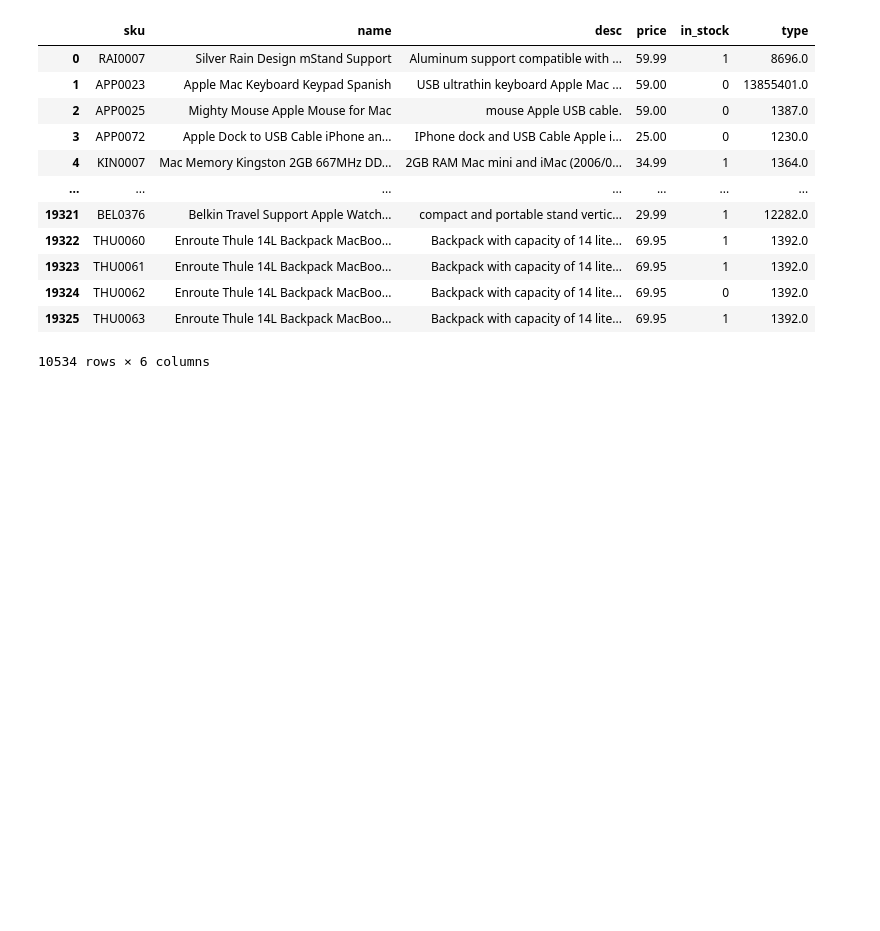
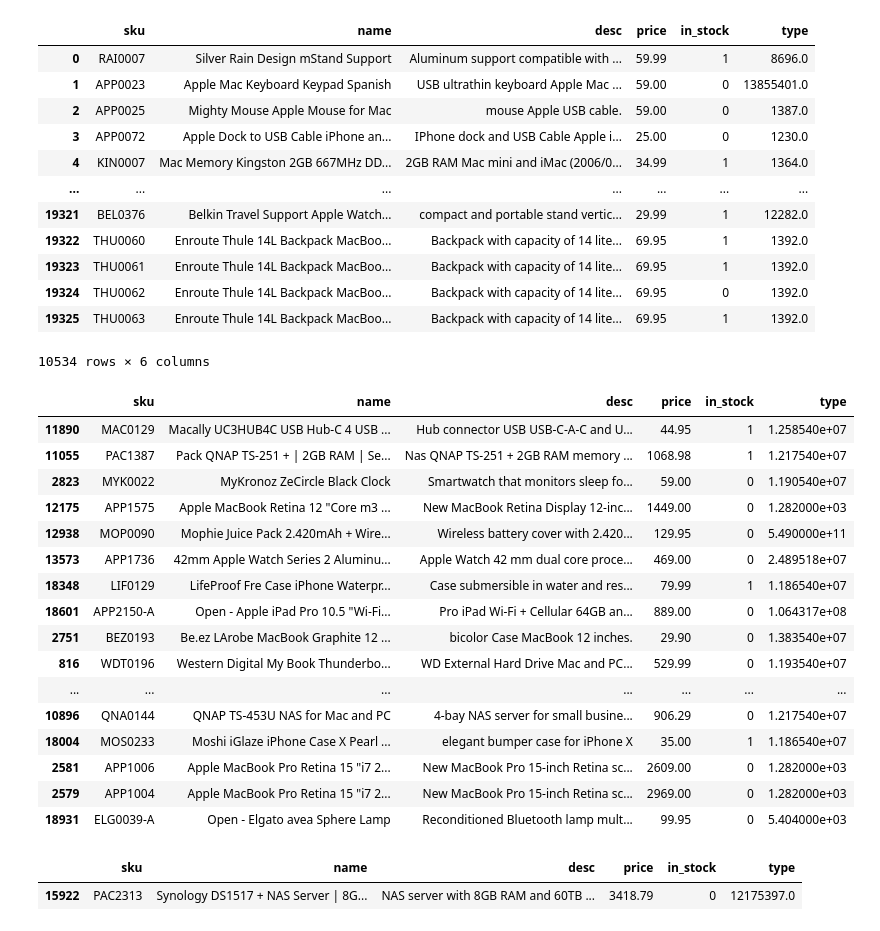
Before and after one commit to martinabt-dev/eniacproject2, a Jupyter notebook: products.ipynb, the cells around one changed output. Drawn from its saved outputs; the diff is of its cells as text; code cells hidden in the pictures; blank space fills up the shorter version.

```diff
--- a/products.ipynb
+++ b/products.ipynb
@@ -66,8 +71,32 @@ Data columns (total 7 columns):
  6   type         10529 non-null  float64
 dtypes: float64(1), int64(1), str(5)
 memory usage: 661.2 KB
+# %%
+mask = products_df["price"].astype(str).str.contains(r"\d\d\.\d\d\d\.\d\d\d$", na=False)
+
+products_df["price"] = products_df["price"].astype("object")
+
+products_df.loc[mask, "price"] = (
+    products_df.loc[mask, "price"]
+    .astype(str)
+    .str.replace(".", "", regex = False)
+    .astype(float)
+    / 10000
+)
+# %%
+mask = products_df["price"].astype(str).str.contains(r"\.\d\d\d\.\d\d\d$", na=False)
+
+products_df["price"] = products_df["price"].astype("object")
+
+products_df.loc[mask, "price"] = (
+    products_df.loc[mask, "price"]
+    .astype(str)
+    .str.replace(".", "", regex = False)
+    .astype(float)
+    / 100000
+)
 # %%
-mask = products_df["price"].astype(str).str.contains(r"\.\d\d\d\.\d\d\d$", na=False)
+mask = products_df["price"].astype(str).str.contains(r"\d\d\d\.\d\d\d$", na=False)
 
 products_df["price"] = products_df["price"].astype("object")
 
@@ -76,7 +105,7 @@ products_df.loc[mask, "price"] = (
     .astype(str)
     .str.replace(".", "", regex = False)
     .astype(float)
-    / 100000
+    / 10000
 )
 # %%
 products_df["price"] = pd.to_numeric(products_df["price"])
@@ -150,3 +179,28 @@ products_df
 | 19324 | THU0062 | Enroute Thule 14L Backpack MacBoo... | Backpack with capacity of 14 lite... | 69.95 | 0 | 1392.0 |
 | 19325 | THU0063 | Enroute Thule 14L Backpack MacBoo... | Backpack with capacity of 14 lite... | 69.95 | 1 | 1392.0 |
 10534 rows × 6 columns
+# %%
+products_df.sample(50)
+# %% [output]
+|  | sku | name | desc | price | in_stock | type |
+| 11890 | MAC0129 | Macally UC3HUB4C USB Hub-C 4 USB ... | Hub connector USB USB-C-A-C and U... | 44.95 | 1 | 1.258540e+07 |
+| 11055 | PAC1387 | Pack QNAP TS-251 + | 2GB RAM | Se... | Nas QNAP TS-251 + 2GB RAM memory ... | 1068.98 | 1 | 1.217540e+07 |
+| 2823 | MYK0022 | MyKronoz ZeCircle Black Clock | Smartwatch that monitors sleep fo... | 59.00 | 0 | 1.190540e+07 |
+| 12175 | APP1575 | Apple MacBook Retina 12 "Core m3 ... | New MacBook Retina Display 12-inc... | 1449.00 | 0 | 1.282000e+03 |
+| 12938 | MOP0090 | Mophie Juice Pack 2.420mAh + Wire... | Wireless battery cover with 2.420... | 129.95 | 0 | 5.490000e+11 |
+| 13573 | APP1736 | 42mm Apple Watch Series 2 Aluminu... | Apple Watch 42 mm dual core proce... | 469.00 | 0 | 2.489518e+07 |
+| 18348 | LIF0129 | LifeProof Fre Case iPhone Waterpr... | Case submersible in water and res... | 79.99 | 1 | 1.186540e+07 |
+| 18601 | APP2150-A | Open - Apple iPad Pro 10.5 "Wi-Fi... | Pro iPad Wi-Fi + Cellular 64GB an... | 889.00 | 0 | 1.064317e+08 |
+| 2751 | BEZ0193 | Be.ez LArobe MacBook Graphite 12 ... | bicolor Case MacBook 12 inches. | 29.90 | 0 | 1.383540e+07 |
+| 816 | WDT0196 | Western Digital My Book Thunderbo... | WD External Hard Drive Mac and PC... | 529.99 | 0 | 1.193540e+07 |
+| ... | ... | ... | ... | ... | ... | ... |
+| 10896 | QNA0144 | QNAP TS-453U NAS for Mac and PC | 4-bay NAS server for small busine... | 906.29 | 0 | 1.217540e+07 |
+| 18004 | MOS0233 | Moshi iGlaze iPhone Case X Pearl ... | elegant bumper case for iPhone X | 35.00 | 1 | 1.186540e+07 |
+| 2581 | APP1006 | Apple MacBook Pro Retina 15 "i7 2... | New MacBook Pro 15-inch Retina sc... | 2609.00 | 0 | 1.282000e+03 |
+| 2579 | APP1004 | Apple MacBook Pro Retina 15 "i7 2... | New MacBook Pro 15-inch Retina sc... | 2969.00 | 0 | 1.282000e+03 |
+| 18931 | ELG0039-A | Open - Elgato avea Sphere Lamp | Reconditioned Bluetooth lamp mult... | 99.95 | 0 | 5.404000e+03 |
+# %%
+products_df.loc[products_df["sku"] == "PAC2313"]
+# %% [output]
+|  | sku | name | desc | price | in_stock | type |
+| 15922 | PAC2313 | Synology DS1517 + NAS Server | 8G... | NAS server with 8GB RAM and 60TB ... | 3418.79 | 0 | 12175397.0 |
```
Also changed, not shown: parts of 2 cells of this notebook, 1 other file.
